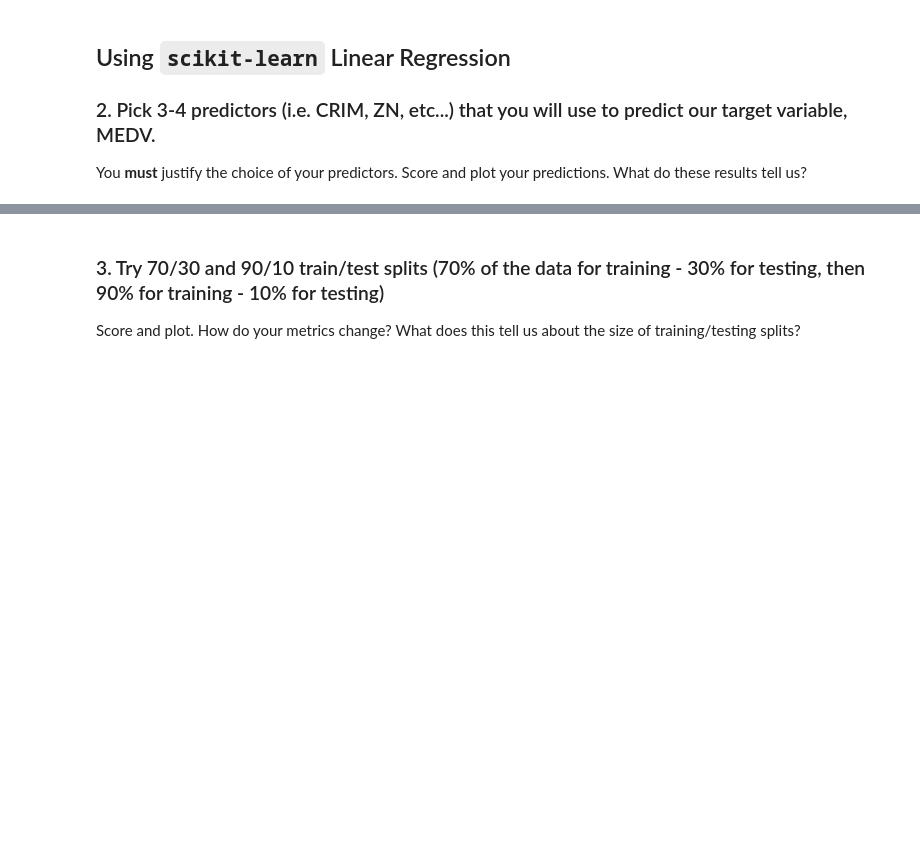
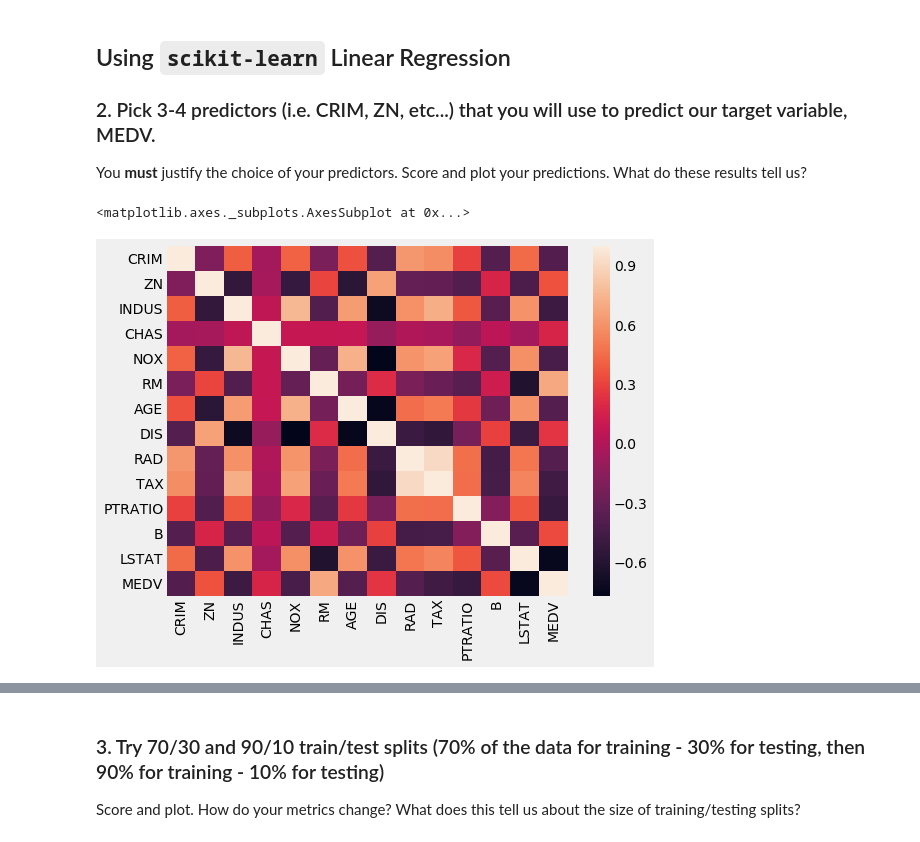
Before and after one commit to ankramer/Data-Science-5k, a Jupyter notebook: linreg-knn-project.ipynb, the cells around one changed output, grey strips where cells are left out. Drawn from its saved outputs; the diff is of its cells as text; code cells hidden in the pictures; blank space fills up the shorter version.

```diff
--- a/linreg-knn-project.ipynb
+++ b/linreg-knn-project.ipynb
@@ -56,3 +52,13 @@ import matplotlib.pyplot as plt
+# %%
+import pandas as pd
+import numpy as np
+import seaborn as sns
+import matplotlib.pyplot as plt
+from sklearn.linear_model import LinearRegression
+%matplotlib inline
+plt.rcParams['figure.figsize'] = (8, 6)
+plt.rcParams['font.size'] = 14
+plt.style.use("fivethirtyeight")
 # %%
 import pandas as pd
 import numpy as np
@@ -94,0 +98,7 @@ NameError: name 'df' is not defined
+# %%
+# Exploratory data analysis.
+# Concat the x and y
+
+boston_dummies = pd.concat([X,y], axis=1)
+
+boston_dummies.head()
@@ -112,3 +184,12 @@ AttributeError: dtypes
 
 ### 2. Pick 3-4 predictors (i.e. CRIM, ZN, etc...) that you will use to predict our target variable, MEDV.
 You **must** justify the choice of your predictors. Score and plot your predictions. What do these results tell us?
+# %%
+# Visualize correlation matrix in Seaborn using heat map
+# used linear_regression-solution notebook from class
+# This will help justify the choice of predictors
+
+sns.heatmap(boston_dummies.corr())
+# %% [output]
+<matplotlib.axes._subplots.AxesSubplot at 0x...>
+[figure, added]
```
Also changed, not shown: parts of 59 cells of this notebook.
